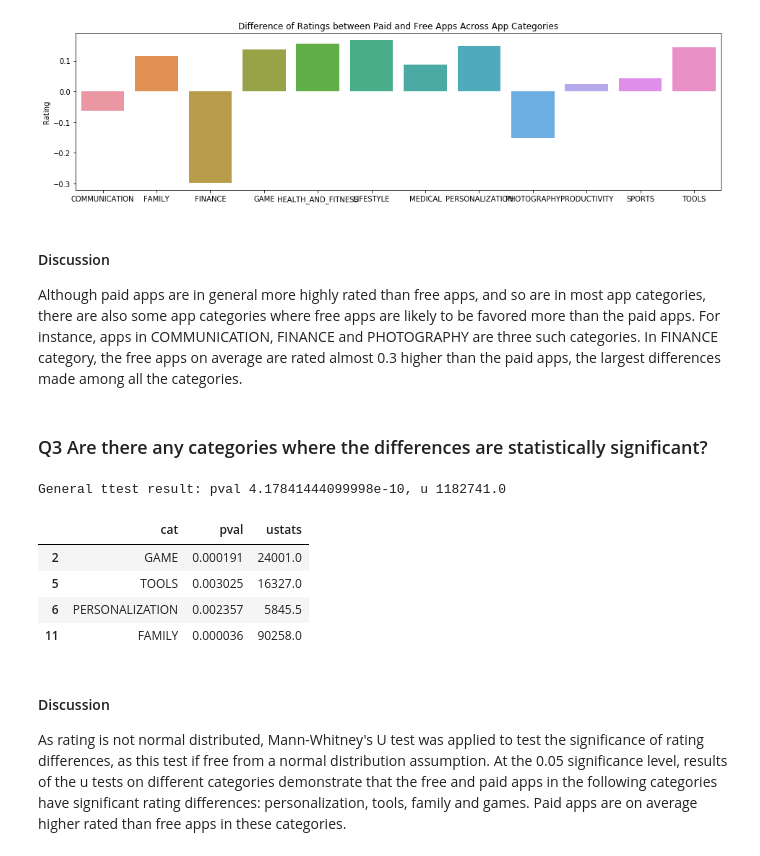
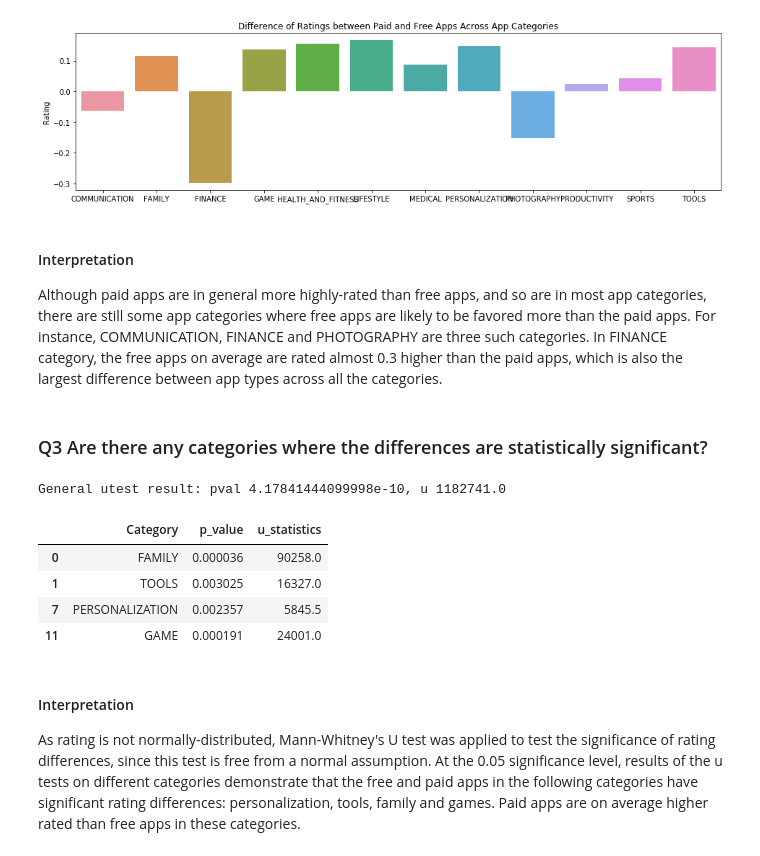
Before and after one commit to qiaochen/DataAnalysis4GooglePlayStore, a Jupyter notebook: AnalyzeGoogleStoreApp.ipynb, the cells around one changed output. Cells and saved outputs as stored; diff of their text form; code cells hidden in the pictures.

Commit message:
format: revise format

```diff
--- a/AnalyzeGoogleStoreApp.ipynb
+++ b/AnalyzeGoogleStoreApp.ipynb
@@ -121,7 +121,7 @@ def plot_app_types(df):
 
 def drop_categories(df):
     """
-    Drop categories with any app type fewer than 10
+    Drop categories with any app type with instances fewer than 10
     """
     vc_rating = df.Category.value_counts()
     cats_to_drop = []
@@ -182,7 +182,7 @@ df_rating.describe()
 # %%
 def plot_target_by_group(df, target_col, group_col, figsize=(6,4), title=""):
     """
-    Plot the mean of a target column (Numeric) groupped by the group_col (categorical)
+    Plot the mean of a target column (Numeric) groupped by the group column (categorical)
     """
     order = sorted(list(set(df[group_col])))
     stats = df.groupby(group_col).mean()[target_col]
@@ -235,48 +235,48 @@ TOOLS                 0.142818
 Name: Rating, dtype: float64
 [figure]
 # %% [markdown]
-#### Discussion
-Although paid apps are in general more highly rated than free apps, and so are in most app categories, there are also some app categories where free apps are likely to be favored more than the paid apps. For instance, apps in COMMUNICATION, FINANCE and PHOTOGRAPHY are three such categories. In FINANCE category, the free apps on average are rated almost 0.3 higher than the paid apps, the largest differences made among all the categories.
+#### Interpretation
+Although paid apps are in general more highly-rated than free apps, and so are in most app categories, there are still some app categories where free apps are likely to be favored more than the paid apps. For instance, COMMUNICATION, FINANCE and PHOTOGRAPHY are three such categories. In FINANCE category, the free apps on average are rated almost 0.3 higher than the paid apps, which is also the largest difference between app types across all the categories.
 # %% [markdown]
 ### Q3 Are there any categories where the differences are statistically significant?
 # %%
 def compute_utest(df):
     """
     Compute Mann-Whitney rank tests
     for paid and free app ratings
     """
     paid_rating = df.query('Type == "Paid"')['Rating']
     free_rating = df.query('Type == "Free"')['Rating']
     return mannwhitneyu(paid_rating, free_rating)
 
 def cat_utest(df):
     """
-    Compute utest for each app category
+    Iteratively compute utest for each app category
     """
     cats = set(df.Category)
     res = []
     for cat in cats:
         stats, pval = compute_utest(df.query('Category == "{}"'.format(cat)))
-        res.append({'cat':cat,
-                    'ustats':stats,
-                    'pval':pval})
+        res.append({'Category':cat,
+                    'u_statistics':stats,
+                    'p_value':pval})
     return pd.DataFrame(res)
 
 uval, pval = compute_utest(df_rating)
 
-print("General ttest result: pval {}, u {}".format(pval, uval))
+print("General utest result: pval {}, u {}".format(pval, uval))
 df_utest = cat_utest(df_rating)
-df_utest.loc[df_utest.pval < .05] # significant categories
+df_utest.loc[df_utest.p_value < .05] # significant categories
 # %% [output]
-General ttest result: pval 4.17841444099998e-10, u 1182741.0
+General utest result: pval 4.17841444099998e-10, u 1182741.0
-|  | cat | pval | ustats |
-| 2 | GAME | 0.000191 | 24001.0 |
-| 5 | TOOLS | 0.003025 | 16327.0 |
-| 6 | PERSONALIZATION | 0.002357 | 5845.5 |
-| 11 | FAMILY | 0.000036 | 90258.0 |
+|  | Category | p_value | u_statistics |
+| 0 | FAMILY | 0.000036 | 90258.0 |
+| 1 | TOOLS | 0.003025 | 16327.0 |
+| 7 | PERSONALIZATION | 0.002357 | 5845.5 |
+| 11 | GAME | 0.000191 | 24001.0 |
 # %% [markdown]
-#### Discussion
-As rating is not normal distributed, Mann-Whitney's U test was applied to test the significance of rating differences, as this test if free from a normal distribution assumption. At the 0.05 significance level, results of the u tests on different categories demonstrate that the free and paid apps in the following categories have significant rating differences: personalization, tools, family and games. Paid apps are on average higher rated than free apps in these categories.
+#### Interpretation
+As rating is not normally-distributed, Mann-Whitney's U test was applied to test the significance of rating differences, since this test is free from a normal assumption. At the 0.05 significance level, results of the u tests on different categories demonstrate that the free and paid apps in the following categories have significant rating differences: personalization, tools, family and games. Paid apps are on average higher rated than free apps in these categories.
 # %% [markdown]
 ### Concluding Remarks
 
```
Also changed, not shown: parts of 8 cells of this notebook, 1 other file.
